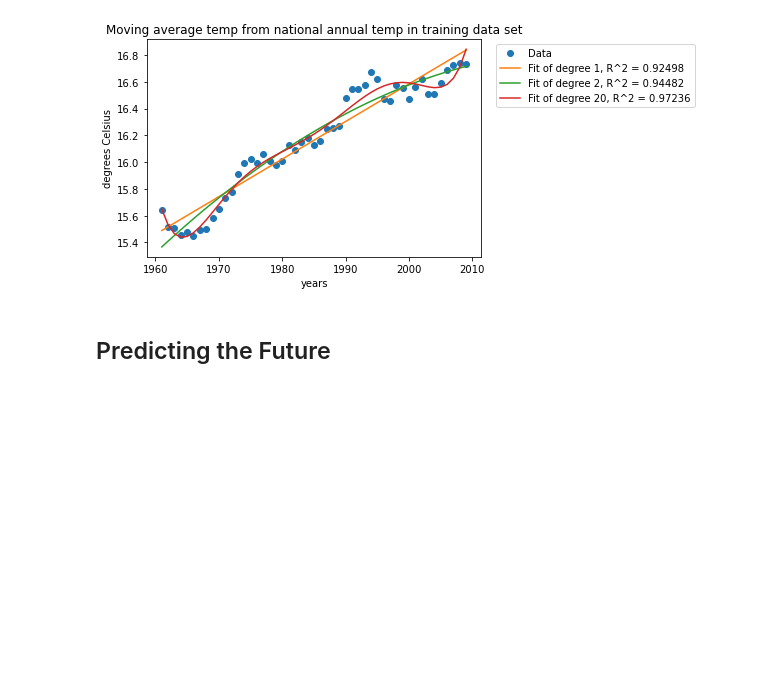
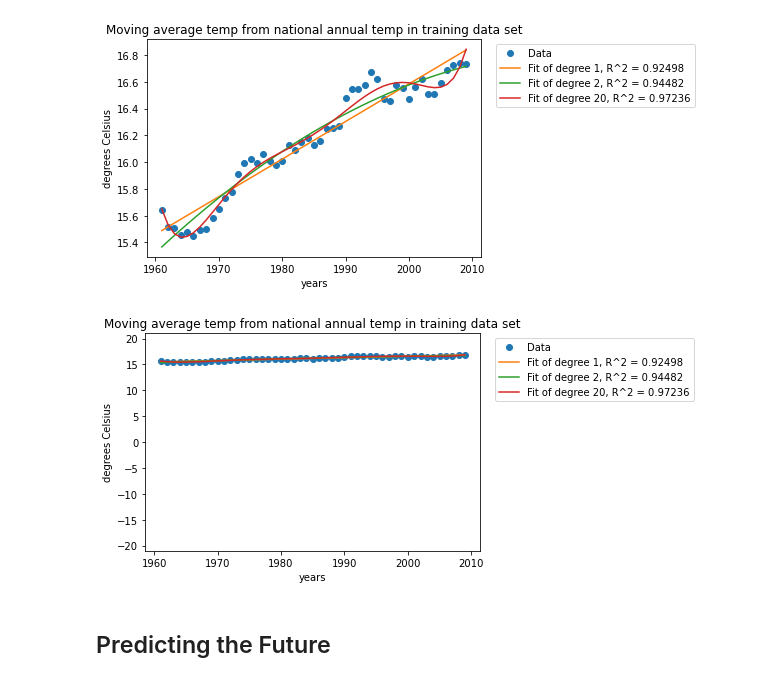
Before and after one commit to EarthAkkharawat/Modeling-global-warming, a Jupyter notebook: global-warming-model.ipynb, the cells around one changed output. Saved outputs shown, nothing was run; the diff lists cells and outputs as text; code cells hidden in the pictures; blank space fills up the shorter version.

```diff
--- a/global-warming-model.ipynb
+++ b/global-warming-model.ipynb
@@ -174,6 +200,10 @@ models_mov_avg = generate_models(x, y, [1, 2, 20])
 evaluate_models_on_training(x, y, models_mov_avg, title = "Moving average temp from national annual temp in training data set")
 # %% [output]
 [figure]
+# %%
+evaluate_models_on_training_axis_ranged(x, y, models_mov_avg, title = "Moving average temp from national annual temp in training data set")
+# %% [output]
+[figure, added]
 # %% [markdown]
 ## Predicting the Future
 # %%
```
Also changed, not shown: parts of 8 cells of this notebook.
